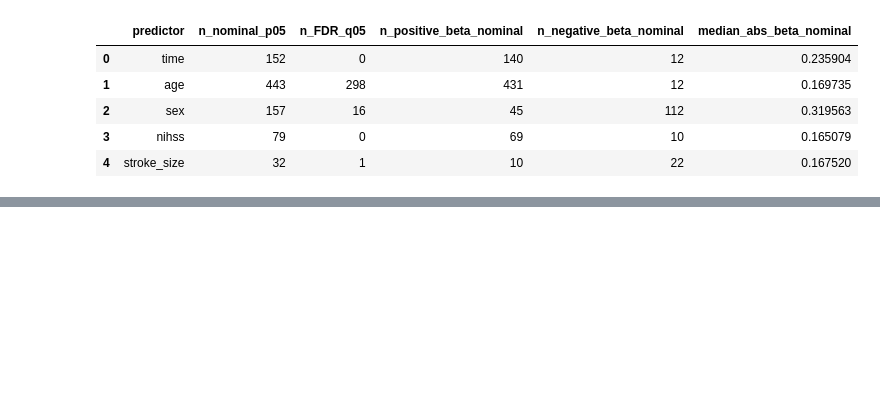
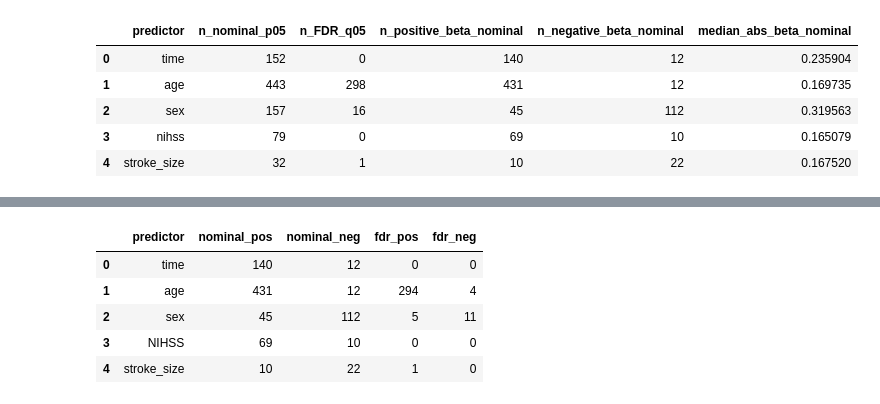
Before and after one commit to M7office/Stroke, a Jupyter notebook: Longitudinal.ipynb, the cells around one changed output, grey strips where cells are left out. Saved outputs shown, nothing was run; the diff lists cells and outputs as text; code cells hidden in the pictures; blank space fills up the shorter version.

```diff
--- a/Longitudinal.ipynb
+++ b/Longitudinal.ipynb
@@ -373,0 +402,46 @@ predictor_summary.to_csv(
+# %%
+import pandas as pd
+import numpy as np
+import matplotlib.pyplot as plt
+
+# predictors and corresponding column names in your results table
+predictor_map = {
+    "time": ("time_beta", "time_p", "time_FDR_q"),
+    "age": ("age_beta", "age_p", "age_FDR_q"),
+    "sex": ("sex_beta", "sex_p", "sex_FDR_q"),
+    "NIHSS": ("nihss_beta", "nihss_p", "nihss_FDR_q"),
+    "stroke_size": ("stroke_size_beta", "stroke_size_p", "stroke_size_FDR_q"),
+}
+
+rows = []
+
+for predictor, (beta_col, p_col, q_col) in predictor_map.items():
+    df = time_screen_results.copy()
+
+    # nominal p < 0.05
+    nominal = df[df[p_col] < 0.05]
+    nominal_pos = (nominal[beta_col] > 0).sum()
+    nominal_neg = (nominal[beta_col] < 0).sum()
+
+    # FDR q < 0.05
+    fdr = df[df[q_col] < 0.05]
+    fdr_pos = (fdr[beta_col] > 0).sum()
+    fdr_neg = (fdr[beta_col] < 0).sum()
+
+    rows.append({
+        "predictor": predictor,
+        "nominal_pos": nominal_pos,
+        "nominal_neg": nominal_neg,
+        "fdr_pos": fdr_pos,
+        "fdr_neg": fdr_neg
+    })
+
+plot_df = pd.DataFrame(rows)
+display(plot_df)
+# %% [output]
+|  | predictor | nominal_pos | nominal_neg | fdr_pos | fdr_neg |
+| 0 | time | 140 | 12 | 0 | 0 |
+| 1 | age | 431 | 12 | 294 | 4 |
+| 2 | sex | 45 | 112 | 5 | 11 |
+| 3 | NIHSS | 69 | 10 | 0 | 0 |
+| 4 | stroke_size | 10 | 22 | 1 | 0 |
```
Also changed, not shown: parts of 3 cells of this notebook.
